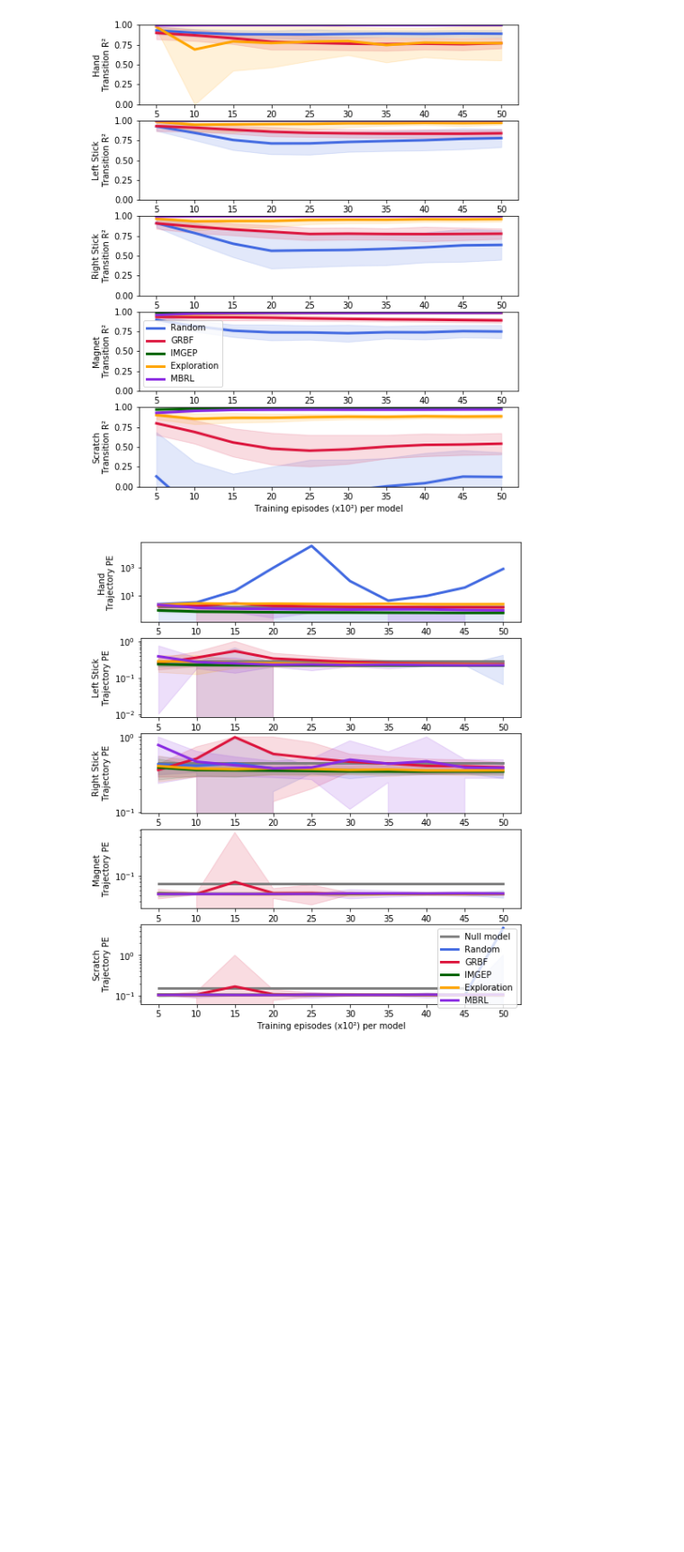
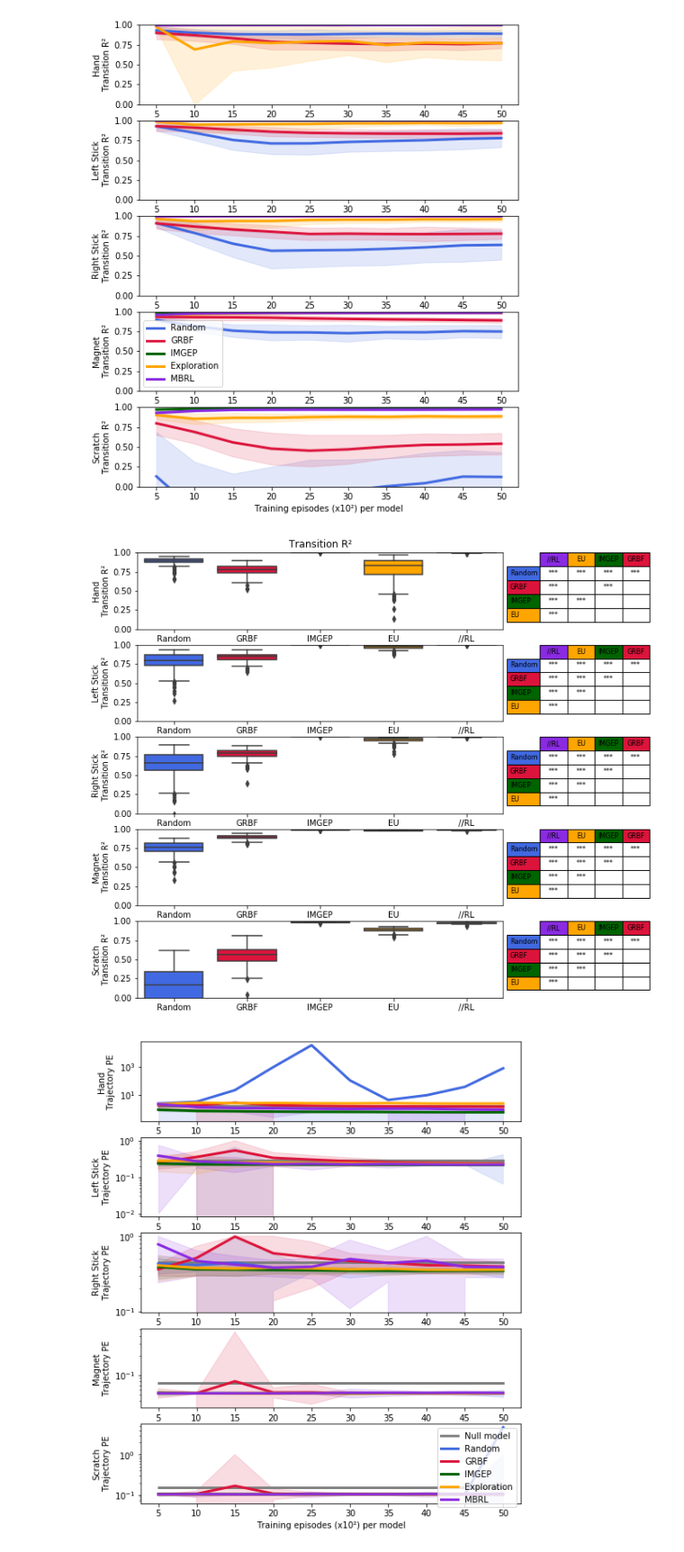
Before and after one commit to TimotheeAnne/stage-m2, a Jupyter notebook: scrip-test/plot_evaluation.ipynb, the cells around one changed output. Shown at 90% size. Saved outputs shown, nothing was run; the diff lists cells and outputs as text; code cells hidden in the pictures; blank space fills up the shorter version.

```diff
--- a/scrip-test/plot_evaluation.ipynb
+++ b/scrip-test/plot_evaluation.ipynb
@@ -570,6 +580,12 @@ plot_objects(R_trans, iterations=iterations, title="Transition R²", ylabel="R²
              minimum=0, maximum=1, ylim=True)
 # %% [output]
 [figure]
+# %%
+with open("/home/haretis/Documents/stage-m2/tf_test/log/Evaluation_data/analysis/R_trans.pk",'br') as f:
+    R_trans = pickle.load(f)
+plot_stat(R_trans, "Transition R²", "test", ylim=True)
+# %% [output]
+[figure, added]
 # %%
 plot_objects(Traj, iterations=iterations, title="Trajectory PE", ylabel="", has_legend=[4],
              minimum=0, maximum=1,null_data=null_pred[0], log=True, ylim=False)
```
Also changed, not shown: parts of 11 cells of this notebook.
